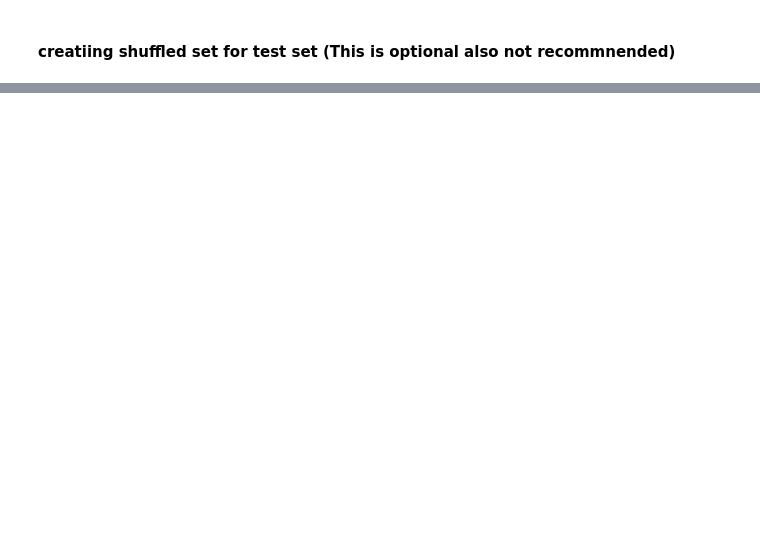
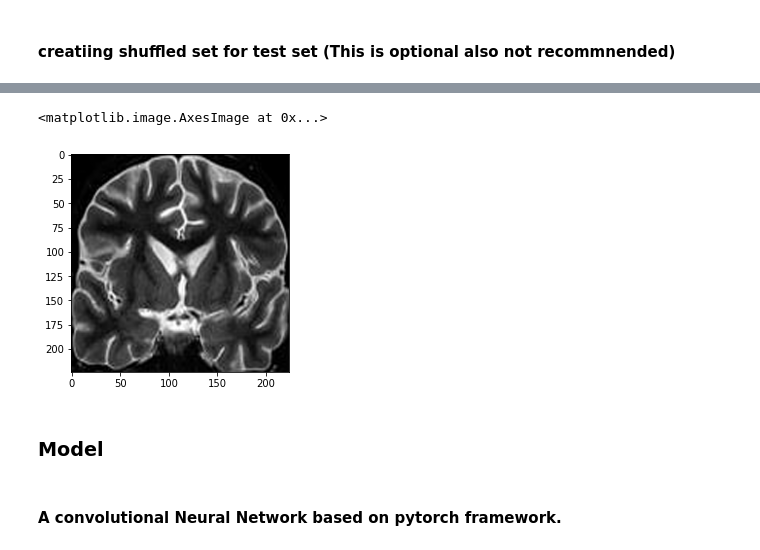
Before and after one commit to Techseeker-404/ComputerVision-Pytorch-OpenCV2, a Jupyter notebook: brain.ipynb, the cells around one changed output, grey strips where cells are left out. Drawn from its saved outputs; the diff is of its cells as text; code cells hidden in the pictures; blank space fills up the shorter version.

```diff
--- a/brain.ipynb
+++ b/brain.ipynb
@@ -166,0 +225,4 @@ array([1, 0, 1, 1, 0, 0, 1, 1, 1, 1])
+# %%
+"""Extracting final test set"""
+X_testset = []
+X_test,y_test = fin_preprocess(image_paths_test,X_testset,label_test)
@@ -166,0 +239,10 @@ array([1, 0, 1, 1, 0, 0, 1, 1, 1, 1])
+# %%
+#Random test set image
+plt.imshow(X_test[1])
+# %% [output]
+<matplotlib.image.AxesImage at 0x...>
+[figure, added]
+# %% [markdown]
+### Model
+# %% [markdown]
+#### A convolutional Neural Network based on pytorch framework.
```
Also changed, not shown: parts of 13 cells of this notebook, 1 other file.
